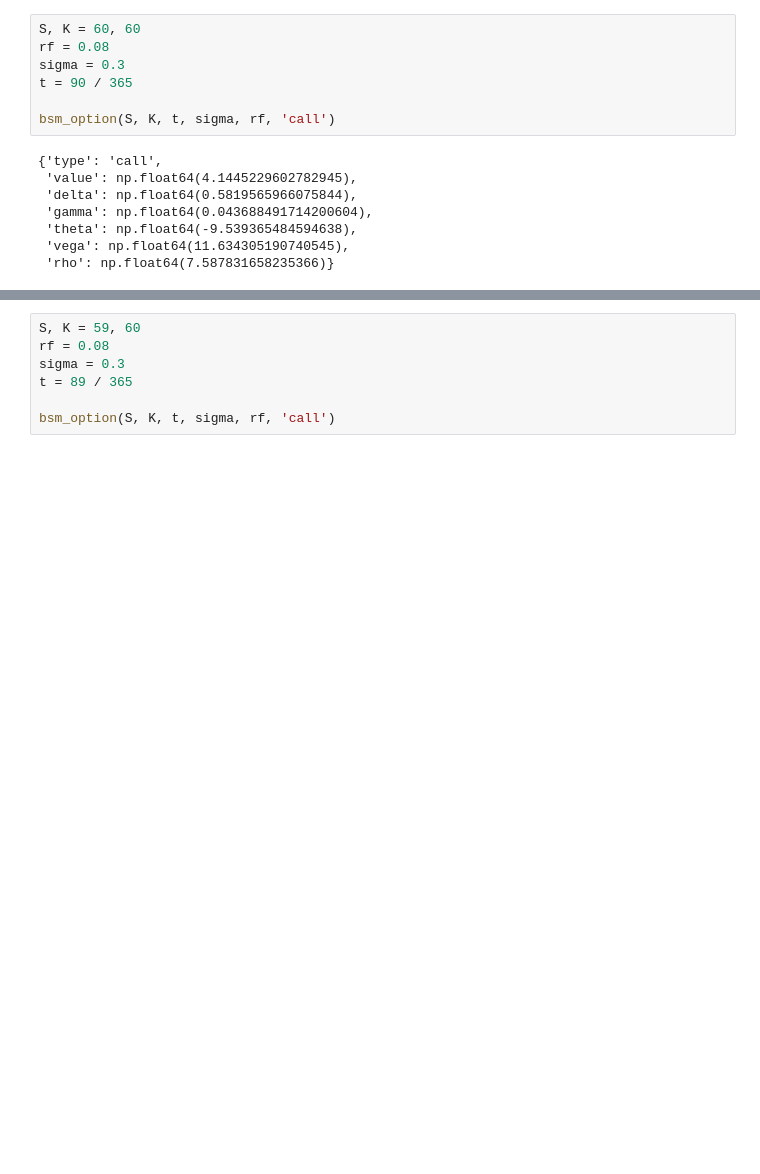
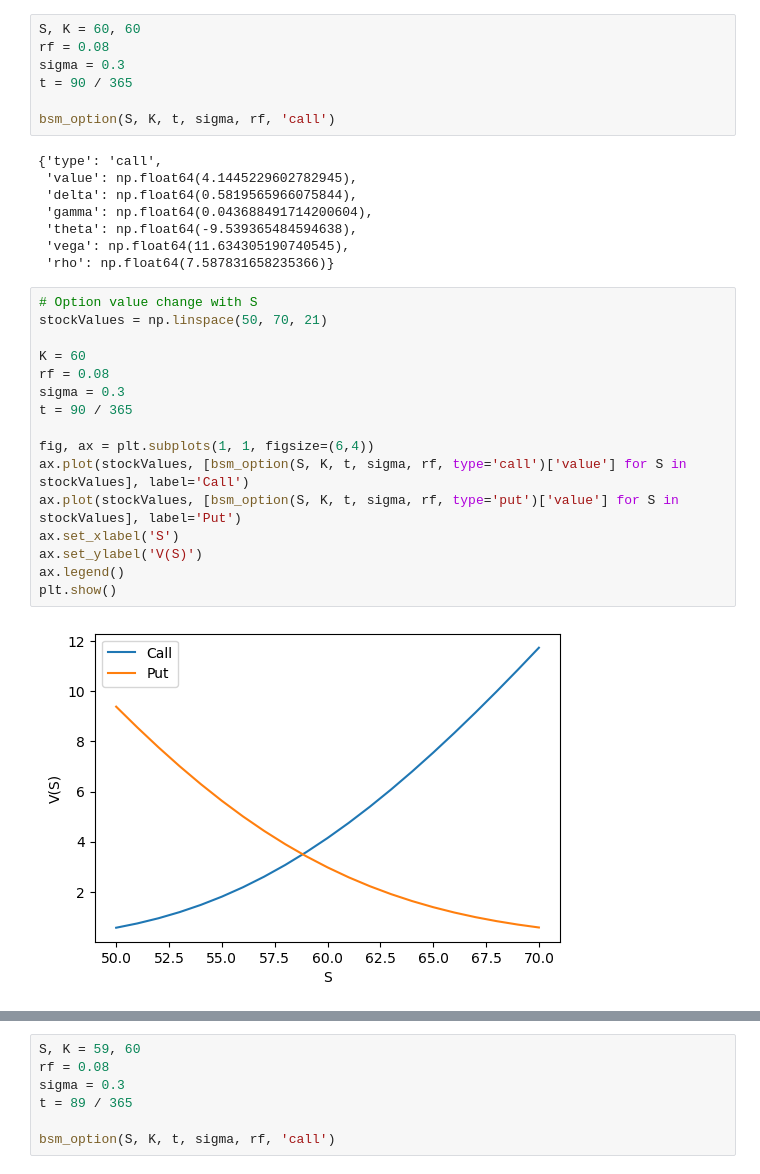
Before and after one commit to giacomoscanavini/quant_finance, a Jupyter notebook: options/black_scholes_merton.ipynb, the cells around one changed output, grey strips where cells are left out. Cells and saved outputs as stored; diff of their text form; blank space fills up the shorter version.

Commit message:
(NEW) Added changes to option prices with changes of parameters S, K, sigma, rf, t

```diff
--- a/options/black_scholes_merton.ipynb
+++ b/options/black_scholes_merton.ipynb
@@ -70,3 +71,21 @@ bsm_option(S, K, t, sigma, rf, 'call')
  'theta': np.float64(-9.539365484594638),
  'vega': np.float64(11.634305190740545),
  'rho': np.float64(7.587831658235366)}
+# %%
+# Option value change with S
+stockValues = np.linspace(50, 70, 21)
+
+K = 60
+rf = 0.08
+sigma = 0.3
+t = 90 / 365
+
+fig, ax = plt.subplots(1, 1, figsize=(6,4))
+ax.plot(stockValues, [bsm_option(S, K, t, sigma, rf, type='call')['value'] for S in stockValues], label='Call')
+ax.plot(stockValues, [bsm_option(S, K, t, sigma, rf, type='put')['value'] for S in stockValues], label='Put')
+ax.set_xlabel('S')
+ax.set_ylabel('V(S)')
+ax.legend()
+plt.show()
+# %% [output]
+[figure, added]
```
Also changed, not shown: parts of 5 cells of this notebook.
